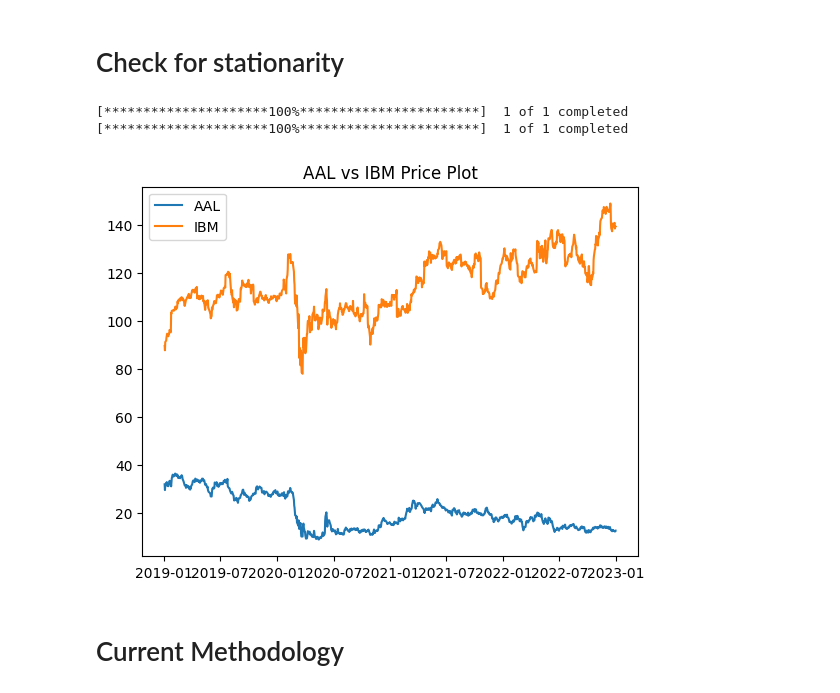
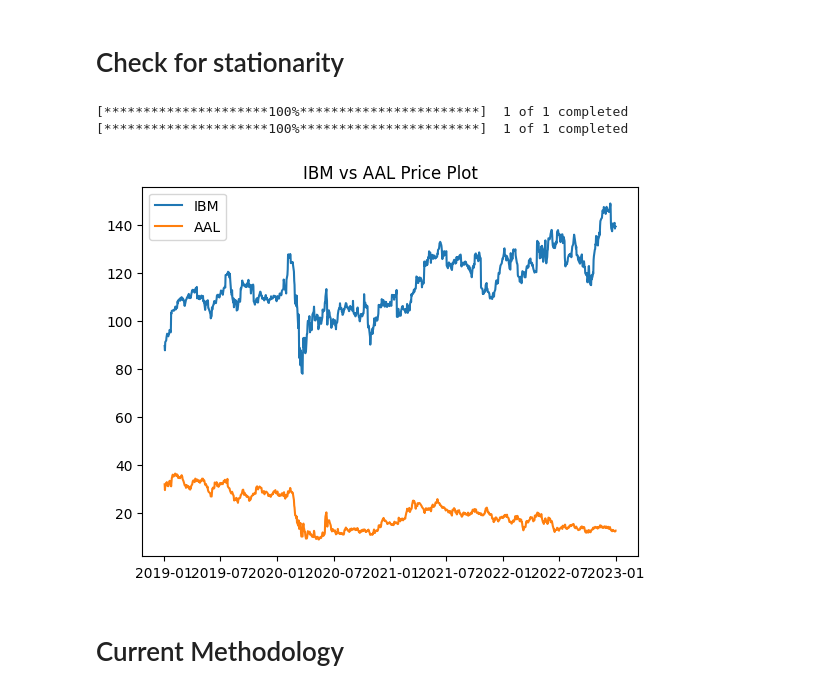
Before and after one commit to OlegGlo/DFICalgorithms, a Jupyter notebook: 23_MeanReversion/Mean Reversion REECE.ipynb, the cells around one changed output. Cells and saved outputs as stored; diff of their text form; code cells hidden in the pictures.

```diff
--- a/23_MeanReversion/Mean Reversion REECE.ipynb
+++ b/23_MeanReversion/Mean Reversion REECE.ipynb
@@ -67,22 +67,22 @@ def check_stationarity(series, alpha):
 # %%
 start_date = "2019-01-01"
 end_date = "2023-01-01"
 
-stk1 = "AAL"
-stk2 = "IBM"
+stk1 = "IBM"
+stk2 = "AAL"
 
 msft_data = yf.download(stk1,start=start_date,end=end_date)
 aapl_data = yf.download(stk2,start=start_date,end=end_date)
 
 plt.plot(msft_data["Adj Close"],label=stk1)
 plt.plot(aapl_data["Adj Close"],label=stk2)
 plt.legend()
 plt.title(f"{stk1} vs {stk2} Price Plot")
 plt.show()
 # %% [output]
 [*********************100%***********************]  1 of 1 completed
 [*********************100%***********************]  1 of 1 completed
-[figure, old version]
+[figure, new version]
 # %% [markdown]
 # Current Methodology
 # %%
```
Also changed, not shown: parts of 2 cells of this notebook, 1 other file.
